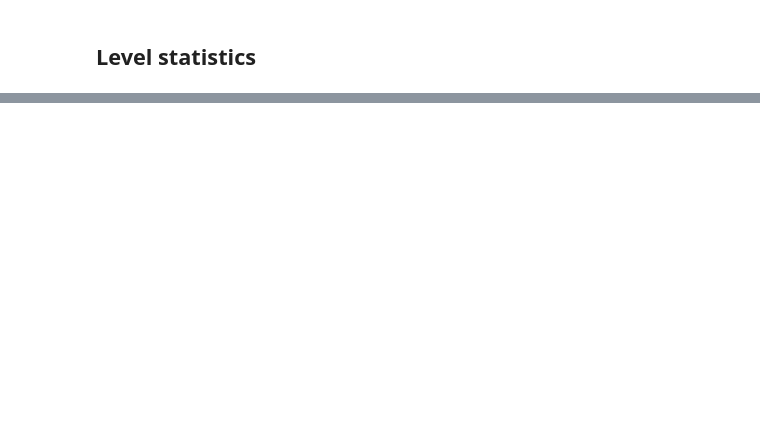
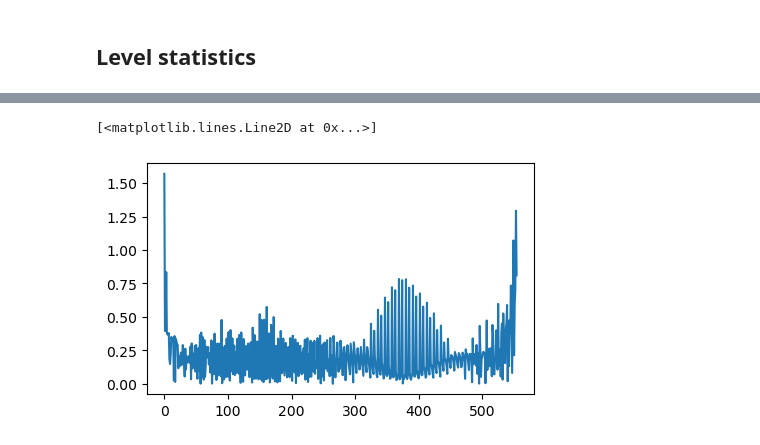
Before and after one commit to chuan97/dicke-dynamics, a Jupyter notebook: non_dissipative.ipynb, the cells around one changed output, grey strips where cells are left out. Saved outputs shown, nothing was run; the diff lists cells and outputs as text; code cells hidden in the pictures; blank space fills up the shorter version.

```diff
--- a/non_dissipative.ipynb
+++ b/non_dissipative.ipynb
@@ -706,0 +774,11 @@ plt.show()
+# %%
+
+start = 0
+end = -1
+level_spacings = (vals[start+1:end] - vals[start:end-1]) #/ np.abs(vals[start:end-1])
+level_spacings = level_spacings[level_spacings > 1e-14]
+
+plt.plot(level_spacings)
+# %% [output]
+[<matplotlib.lines.Line2D at 0x...>]
+[figure, added]
```
Also changed, not shown: parts of 16 cells of this notebook.
